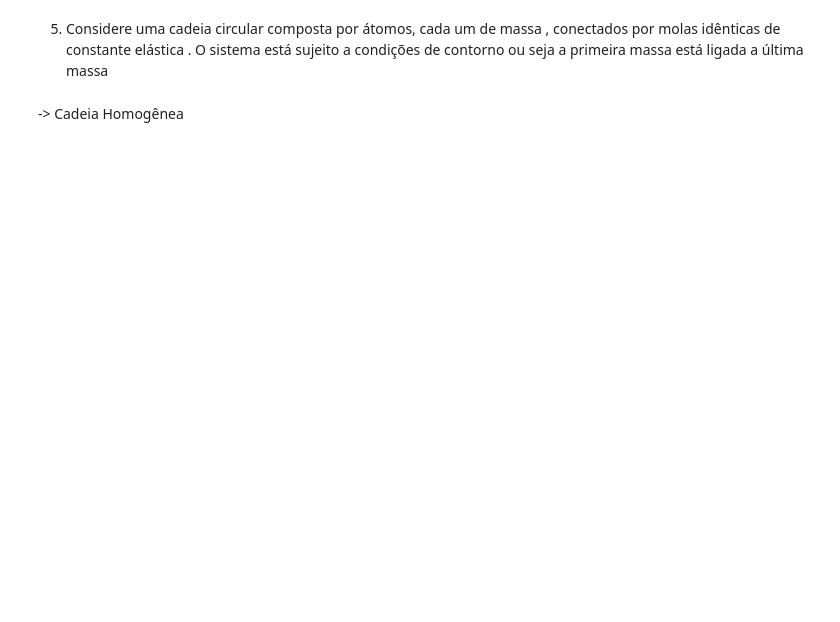
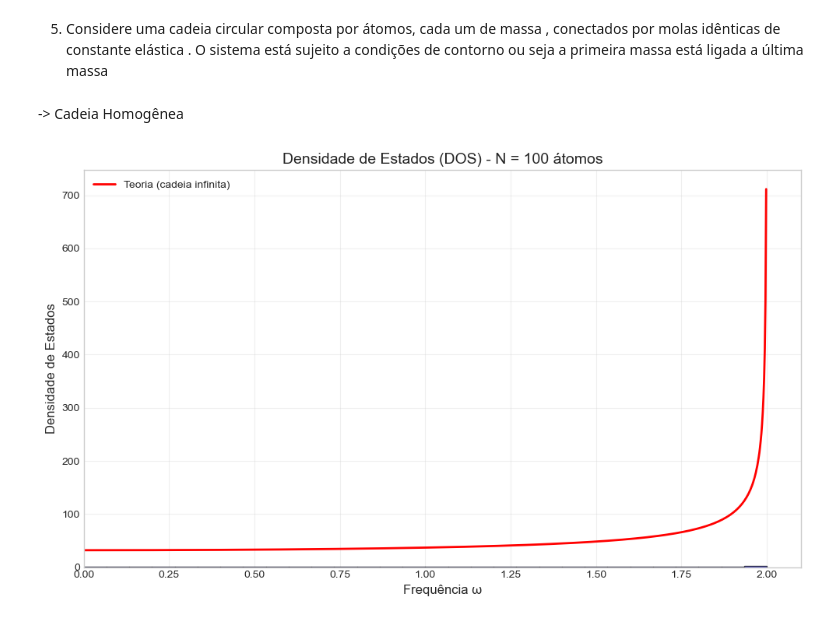
Before and after one commit to matheus-cmramos/AV5, a Jupyter notebook: av5.ipynb, the cells around one changed output. Drawn from its saved outputs; the diff is of its cells as text; code cells hidden in the pictures; blank space fills up the shorter version.

```diff
--- a/av5.ipynb
+++ b/av5.ipynb
@@ -14,23 +14,50 @@ N1, N2, N3 = 100, 1000, 10000
 # %%
 #Para N = 100
 
 #matriz elastica
 K = np.zeros((N1, N1))
 
-for i in range(N1-1): #tamanho da cadeia
+for i in range(N1): #tamanho da cadeia
     K[i,i] = 2 * k #diagonal (massas com 2 vizinhos)
     K[i, (i - 1) % N1] = -k #vizinho anterior
     K[i, (i + 1) % N1] = -k #vizinho posterior
 
 #matriz de massa
 M = np.eye(N1) * m
 
-#Verificando se as matrizes são hermitianas
-sp.linalg.ishermitian(M)
-sp.linalg.ishermitian(K)
-
 ww100, v100 = sp.linalg.eigh(K, M) #autovalores (omega^2) e autovetores (modos normais)
 w100 = np.sqrt(np.abs(ww100)) #frequencias naturais
+
+# Ordenação crescente (eigh já ordena, mas é redundante)
+idx = np.argsort(w100)
+w100 = w100[idx]
+v100 = v100[:, idx]
+
+# Cálculo da densidade de estados (DOS)
+plt.figure(figsize=(10, 6))
+
+# Histograma de densidade
+n_bins = 30
+plt.hist(w100, bins=n_bins, density=True, alpha=0.7, color='blue', edgecolor='black')
+
+# Linha teórica para cadeia infinita (referência)
+w_max = 2*np.sqrt(k/m)
+w_range = np.linspace(0, w_max, 1000)
+dos_theory = (2*N1)/(np.pi * np.sqrt(w_max**2 - w_range**2))  # DOS teórico
+
+plt.plot(w_range, dos_theory, 'r-', linewidth=2, label='Teoria (cadeia infinita)')
+
+# Configurações do gráfico
+plt.title(f'Densidade de Estados (DOS) - N = {N1} átomos', fontsize=14)
+plt.xlabel('Frequência ω', fontsize=12)
+plt.ylabel('Densidade de Estados', fontsize=12)
+plt.legend()
+plt.grid(alpha=0.3)
+plt.xlim(0, w_max*1.05)
+plt.tight_layout()
+plt.show()
+# %% [output]
+[figure, added]
 # %%
 #grafico para N100
 plt.figure(figsize=(8, 5))
```
Also changed, not shown: parts of 1 cell of this notebook.
